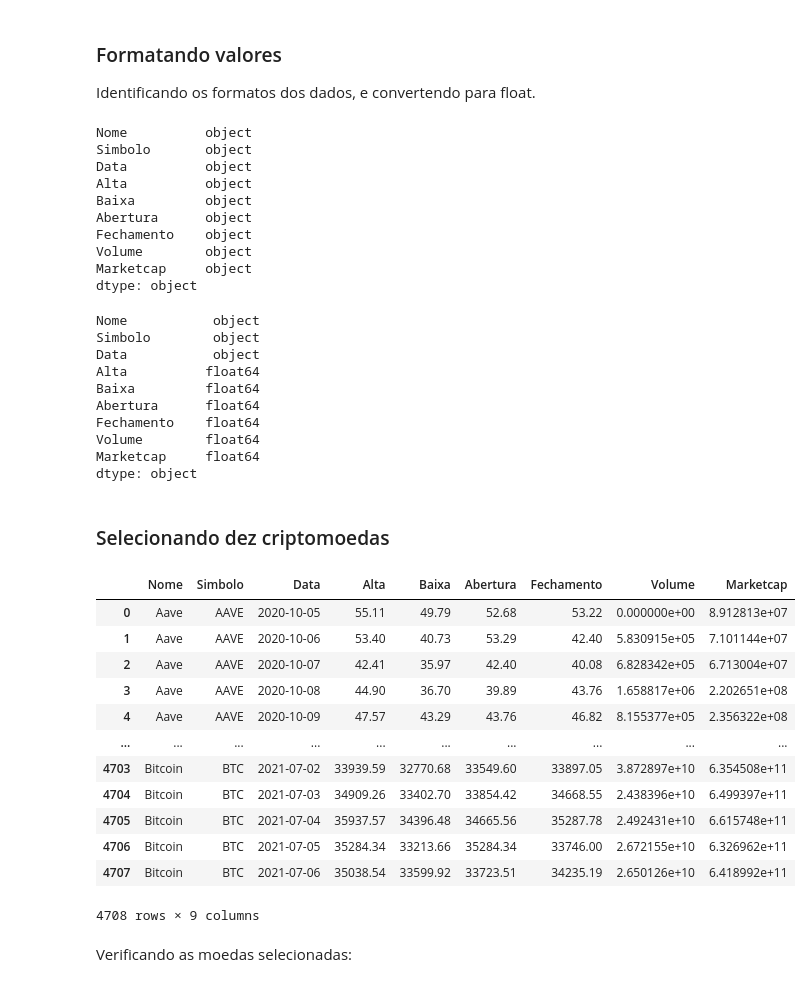
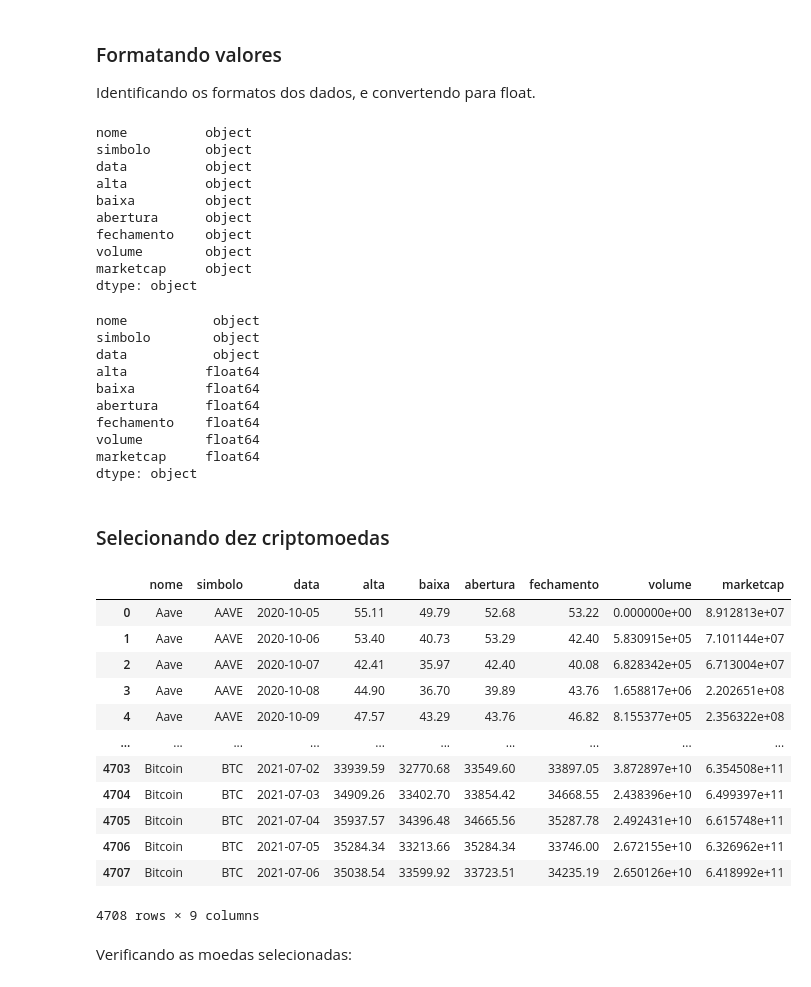
Before and after one commit to nayanesenhorinha/data_analytics, a Jupyter notebook: criptomoedas.ipynb, the cells around one changed output. Cells and saved outputs as stored; diff of their text form; code cells hidden in the pictures.

Commit message:
Kaggle Notebook | criptomoedas | Version 4

```diff
--- a/criptomoedas.ipynb
+++ b/criptomoedas.ipynb
@@ -62,15 +62,15 @@ df['Date'] = pd.to_datetime(df['Date']).dt.date
 # Removendo colunas que não serão utilizadas
 del df['SNo']
 # %%
-traducao = {"Name": "Nome",
-            "Date": "Data",
-            "High": "Alta",
-            "Low": "Baixa",
-            "Open": "Abertura",
-            "Close": "Fechamento",
-            "Volume": "Volume",
-            "Symbol": "Simbolo",
-            "Marketcap": "Marketcap",} # Gerando dicionario para tradução
+traducao = {"Name": "nome",
+            "Date": "data",
+            "High": "alta",
+            "Low": "baixa",
+            "Open": "abertura",
+            "Close": "fechamento",
+            "Volume": "volume",
+            "Symbol": "simbolo",
+            "Marketcap": "marketcap",} # Gerando dicionario para tradução
 df.rename(columns=traducao, inplace=True)# Renomeando
 # %% [markdown]
 ### Formatando valores
@@ -78,15 +78,15 @@ Identificando os formatos dos dados, e convertendo para float.
 # %%
 df.dtypes
 # %% [output]
-Nome          object
-Simbolo       object
-Data          object
-Alta          object
-Baixa         object
-Abertura      object
-Fechamento    object
-Volume        object
-Marketcap     object
+nome          object
+simbolo       object
+data          object
+alta          object
+baixa         object
+abertura      object
+fechamento    object
+volume        object
+marketcap     object
 dtype: object
 # %%
 def format_str(x):
@@ -95,35 +95,35 @@ def format_str(x):
     except ValueError:
         return x
 
-columns_to_format = ['Alta', 'Baixa', 'Abertura', 'Fechamento', 'Volume', 'Marketcap']
+columns_to_format = ['alta', 'baixa', 'abertura', 'fechamento', 'volume', 'marketcap']
 df[columns_to_format] = df[columns_to_format].applymap(format_str)
 
 df[columns_to_format] = df[columns_to_format].astype(float)
 # %%
 df.dtypes
 # %% [output]
-Nome           object
-Simbolo        object
-Data           object
-Alta          float64
-Baixa         float64
-Abertura      float64
-Fechamento    float64
-Volume        float64
-Marketcap     float64
+nome           object
+simbolo        object
+data           object
+alta          float64
+baixa         float64
+abertura      float64
+fechamento    float64
+volume        float64
+marketcap     float64
 dtype: object
 # %% [markdown]
 ### Selecionando dez criptomoedas
 # %%
 cripto_10 = ['Aave',
 'Binance Coin',
 'Bitcoin'
 ]
 
-criptocopy = df[df['Nome'].isin(cripto_10)].reset_index(drop=True)
+criptocopy = df[df['nome'].isin(cripto_10)].reset_index(drop=True)
 criptocopy
 # %% [output]
-|  | Nome | Simbolo | Data | Alta | Baixa | Abertura | Fechamento | Volume | Marketcap |
+|  | nome | simbolo | data | alta | baixa | abertura | fechamento | volume | marketcap |
 | 0 | Aave | AAVE | 2020-10-05 | 55.11 | 49.79 | 52.68 | 53.22 | 0.000000e+00 | 8.912813e+07 |
 | 1 | Aave | AAVE | 2020-10-06 | 53.40 | 40.73 | 53.29 | 42.40 | 5.830915e+05 | 7.101144e+07 |
 | 2 | Aave | AAVE | 2020-10-07 | 42.41 | 35.97 | 42.40 | 40.08 | 6.828342e+05 | 6.713004e+07 |
```
Also changed, not shown: parts of 13 cells of this notebook.
